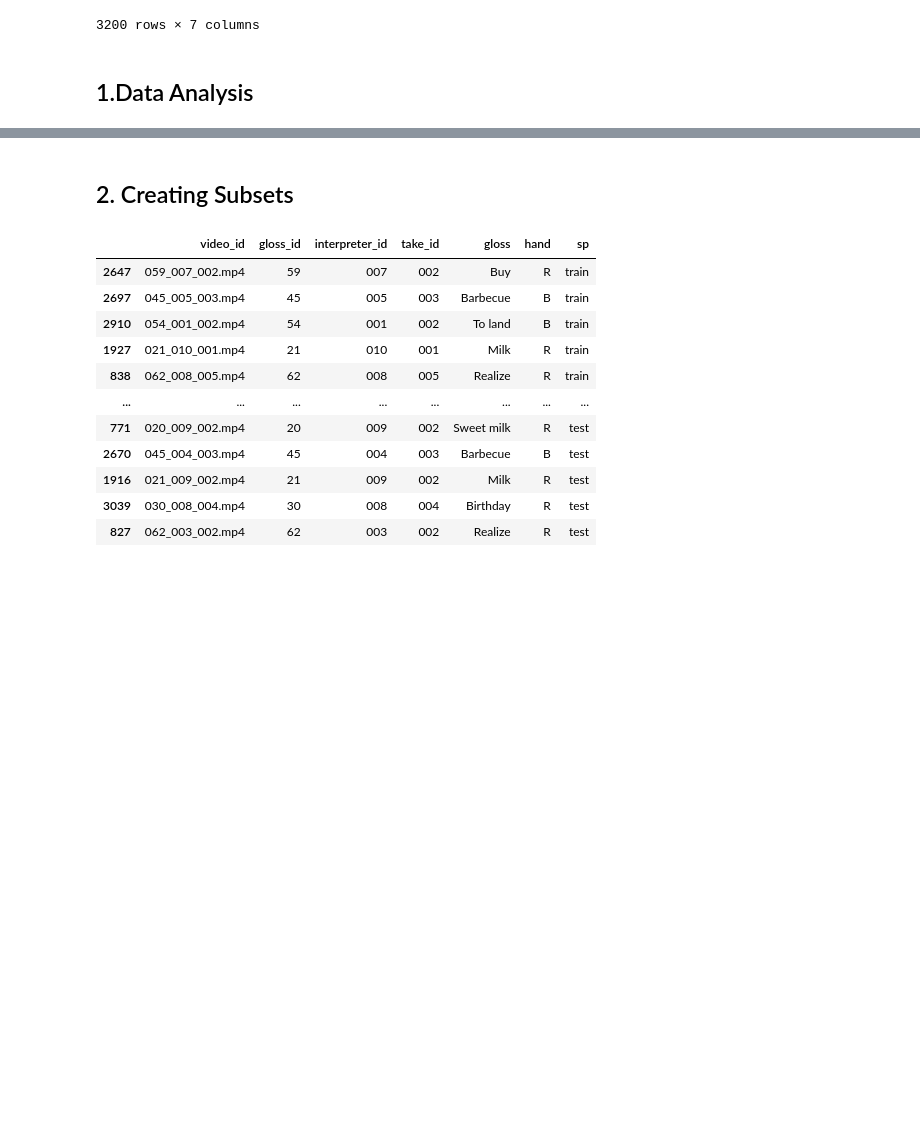
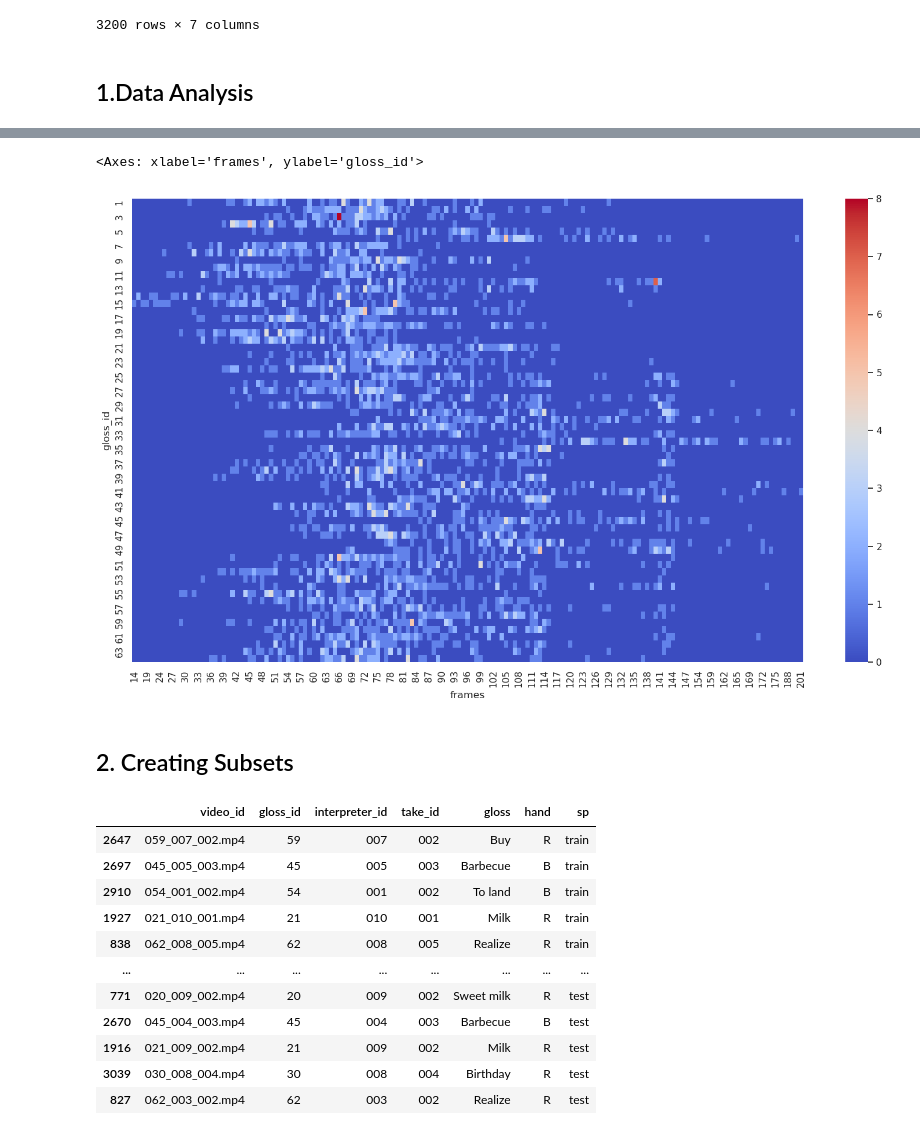
Before and after one commit to Javimh18/TFM_DSBD, a Jupyter notebook: src/org_aug_dataset.ipynb, the cells around one changed output, grey strips where cells are left out. Saved outputs shown, nothing was run; the diff lists cells and outputs as text; code cells hidden in the pictures; blank space fills up the shorter version.

```diff
--- a/src/org_aug_dataset.ipynb
+++ b/src/org_aug_dataset.ipynb
@@ -140,3 +214,11 @@ full_metadata_df
+# %%
+data = pd.crosstab(full_metadata_df['gloss_id'], full_metadata_df['frames'])
+sns.set(rc={"figure.figsize":(18, 10)})
+if_cmap = sns.color_palette("coolwarm", as_cmap=True)
+sns.heatmap(data, cmap=if_cmap)
+# %% [output]
+<Axes: xlabel='frames', ylabel='gloss_id'>
+[figure, added]
 # %% [markdown]
 ## 2. Creating Subsets
 # %%
```
Also changed, not shown: parts of 11 cells of this notebook.
